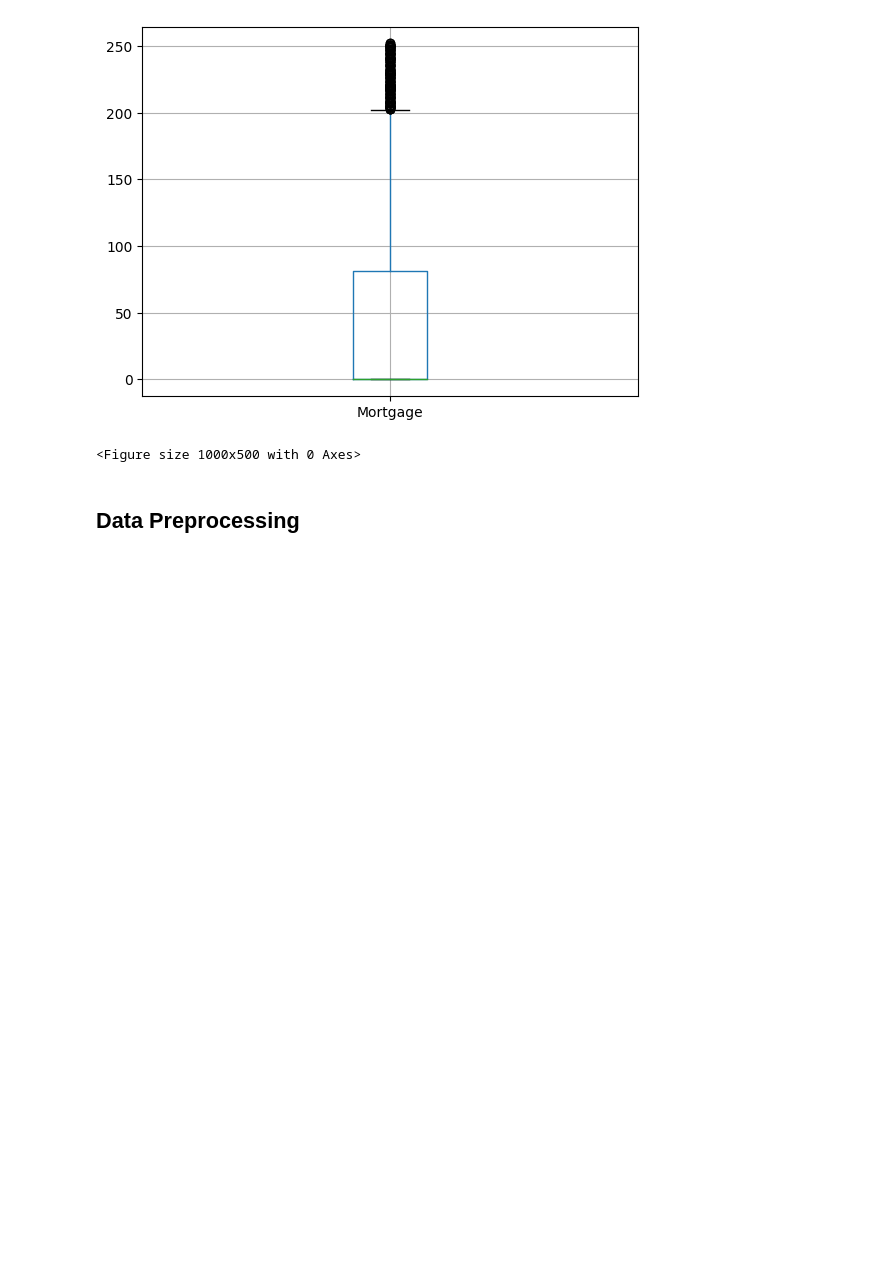
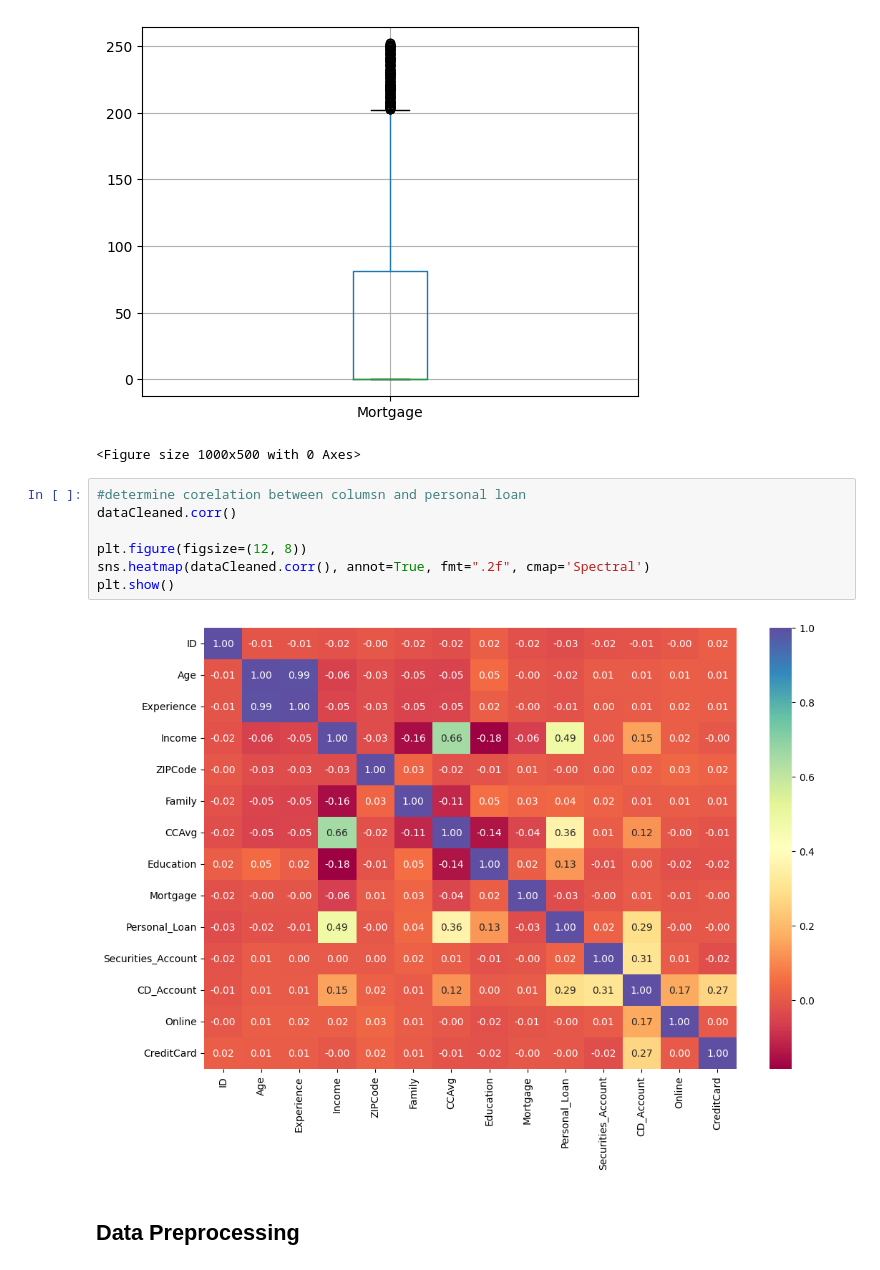
Before and after one commit to lhughey/AIML_Course, a Jupyter notebook: CaseStudy2 - Personal Loan Campaign/AIML_ML_Project_full_code_notebook.ipynb, the cells around one changed output. Drawn from its saved outputs; the diff is of its cells as text; blank space fills up the shorter version.

```diff
--- a/CaseStudy2 - Personal Loan Campaign/AIML_ML_Project_full_code_notebook.ipynb
+++ b/CaseStudy2 - Personal Loan Campaign/AIML_ML_Project_full_code_notebook.ipynb
@@ -226,6 +227,15 @@ plt.show()
 # %% [output]
 [figure]
 <Figure size 1000x500 with 0 Axes>
+# %%
+#determine corelation between columsn and personal loan
+dataCleaned.corr()
+
+plt.figure(figsize=(12, 8))
+sns.heatmap(dataCleaned.corr(), annot=True, fmt=".2f", cmap='Spectral')
+plt.show()
+# %% [output]
+[figure, added]
 # %% [markdown]
 ## Data Preprocessing
 # %% [markdown]
```
Also changed, not shown: parts of 1 cell of this notebook.
